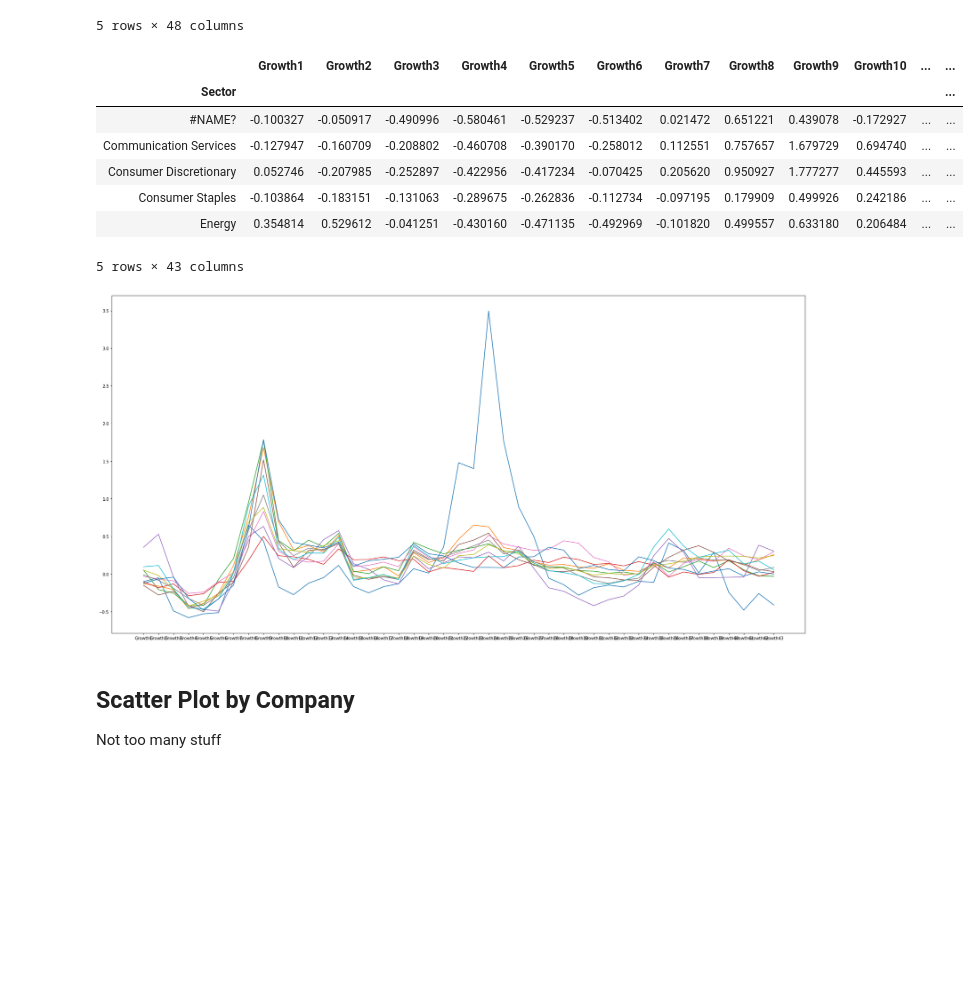
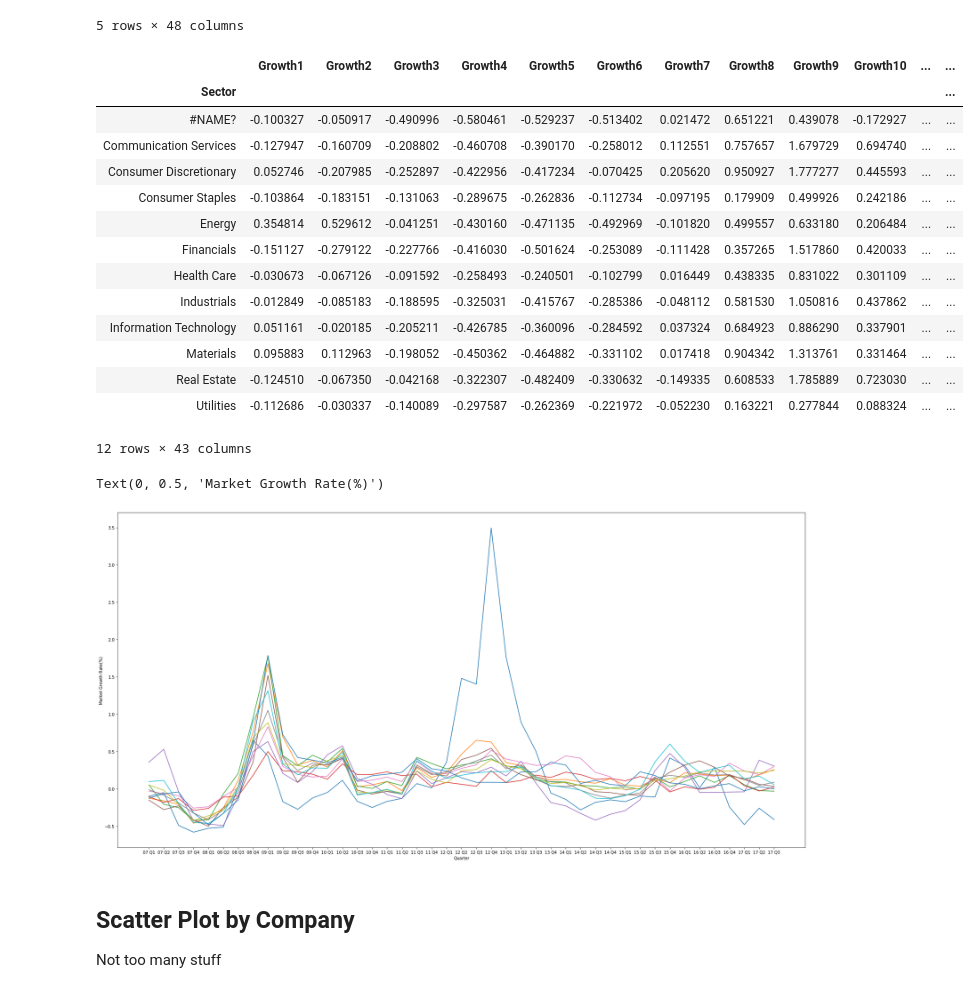
Before and after one commit to hannahcjy/Project1-Stock-Market-Correlationship, a Jupyter notebook: data_hannah.ipynb, the cells around one changed output. Cells and saved outputs as stored; diff of their text form; code cells hidden in the pictures; blank space fills up the shorter version.

```diff
--- a/data_hannah.ipynb
+++ b/data_hannah.ipynb
@@ -115,23 +125,40 @@ mkt_df.head()
 5 rows × 48 columns
 # %%
 avg_mkt = mkt_df.groupby('Sector').mean()
-avg_mkt.head()
+avg_mkt
 # %% [output]
 |  | Growth1 | Growth2 | Growth3 | Growth4 | Growth5 | Growth6 | Growth7 | Growth8 | Growth9 | Growth10 | ... | ... |
 | Sector |  |  |  |  |  |  |  |  |  |  |  | ... |
 | #NAME? | -0.100327 | -0.050917 | -0.490996 | -0.580461 | -0.529237 | -0.513402 | 0.021472 | 0.651221 | 0.439078 | -0.172927 | ... | ... |
 | Communication Services | -0.127947 | -0.160709 | -0.208802 | -0.460708 | -0.390170 | -0.258012 | 0.112551 | 0.757657 | 1.679729 | 0.694740 | ... | ... |
 | Consumer Discretionary | 0.052746 | -0.207985 | -0.252897 | -0.422956 | -0.417234 | -0.070425 | 0.205620 | 0.950927 | 1.777277 | 0.445593 | ... | ... |
 | Consumer Staples | -0.103864 | -0.183151 | -0.131063 | -0.289675 | -0.262836 | -0.112734 | -0.097195 | 0.179909 | 0.499926 | 0.242186 | ... | ... |
 | Energy | 0.354814 | 0.529612 | -0.041251 | -0.430160 | -0.471135 | -0.492969 | -0.101820 | 0.499557 | 0.633180 | 0.206484 | ... | ... |
+| Financials | -0.151127 | -0.279122 | -0.227766 | -0.416030 | -0.501624 | -0.253089 | -0.111428 | 0.357265 | 1.517860 | 0.420033 | ... | ... |
+| Health Care | -0.030673 | -0.067126 | -0.091592 | -0.258493 | -0.240501 | -0.102799 | 0.016449 | 0.438335 | 0.831022 | 0.301109 | ... | ... |
+| Industrials | -0.012849 | -0.085183 | -0.188595 | -0.325031 | -0.415767 | -0.285386 | -0.048112 | 0.581530 | 1.050816 | 0.437862 | ... | ... |
+| Information Technology | 0.051161 | -0.020185 | -0.205211 | -0.426785 | -0.360096 | -0.284592 | 0.037324 | 0.684923 | 0.886290 | 0.337901 | ... | ... |
+| Materials | 0.095883 | 0.112963 | -0.198052 | -0.450362 | -0.464882 | -0.331102 | 0.017418 | 0.904342 | 1.313761 | 0.331464 | ... | ... |
+| Real Estate | -0.124510 | -0.067350 | -0.042168 | -0.322307 | -0.482409 | -0.330632 | -0.149335 | 0.608533 | 1.785889 | 0.723030 | ... | ... |
+| Utilities | -0.112686 | -0.030337 | -0.140089 | -0.297587 | -0.262369 | -0.221972 | -0.052230 | 0.163221 | 0.277844 | 0.088324 | ... | ... |
-5 rows × 43 columns
+12 rows × 43 columns
-# %%
-plt.figure(figsize = (30,15))
-
-for a in range(0,11):
-    plt.plot(avg_mkt.iloc[a])
-# %% [output]
-[figure, removed]
+# %%
+plt.figure(figsize = (30,15))
+
+line_x = ["07 Q1","07 Q2","07 Q3","07 Q4","08 Q1","08 Q2","08 Q3","08 Q4","09 Q1","09 Q2","09 Q3","09 Q4",
+          "10 Q1","10 Q2","10 Q3","10 Q4","11 Q1","11 Q2","11 Q3","11 Q4","12 Q1","12 Q2","12 Q3","12 Q4",
+         "13 Q1","13 Q2","13 Q3","13 Q4","14 Q1","14 Q2","14 Q3","14 Q4","15 Q1","15 Q2","15 Q3","15 Q4",
+         "16 Q1","16 Q2","16 Q3","16 Q4","17 Q1","17 Q2","17 Q3"]
+
+for a in range(0,11):
+    plt.plot(line_x,avg_mkt.iloc[a])
+
+
+plt.xlabel("Quarter")
+plt.ylabel("Market Growth Rate(%)")
+# %% [output]
+Text(0, 0.5, 'Market Growth Rate(%)')
+[figure, added]
 # %% [markdown]
 ## Scatter Plot by Company
 
```
Also changed, not shown: parts of 5 cells of this notebook.
